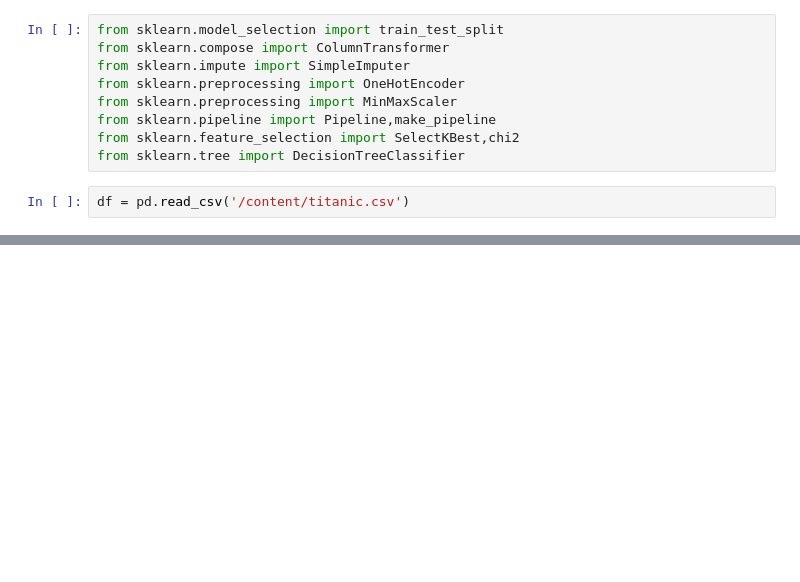
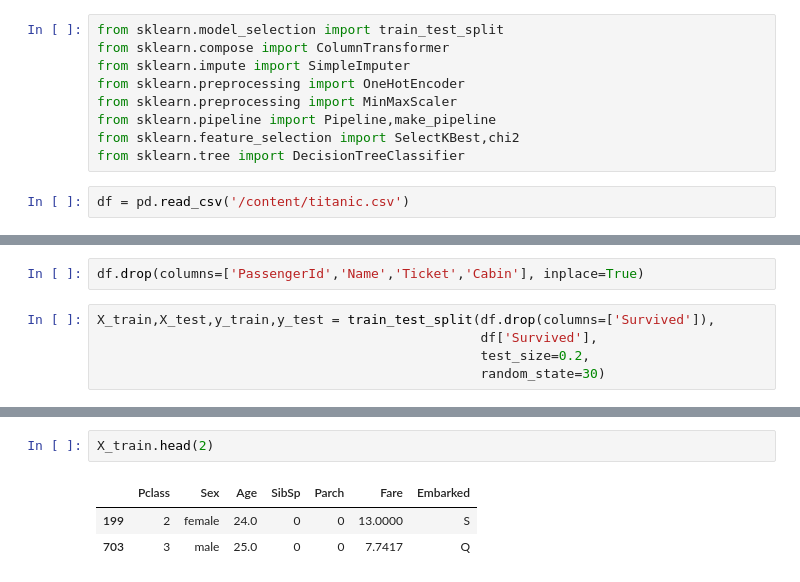
Before and after one commit to samiha-mahin/Data-Analysis, a Jupyter notebook: FE_Sklearn_Pipelines.ipynb, the cells around one changed output, grey strips where cells are left out. Drawn from its saved outputs; the diff is of its cells as text; blank space fills up the shorter version.

```diff
--- a/FE_Sklearn_Pipelines.ipynb
+++ b/FE_Sklearn_Pipelines.ipynb
@@ -30,0 +54,7 @@ df.head(10)
+# %%
+df.drop(columns=['PassengerId','Name','Ticket','Cabin'], inplace=True)
+# %%
+X_train,X_test,y_train,y_test = train_test_split(df.drop(columns=['Survived']),
+                                                 df['Survived'],
+                                                 test_size=0.2,
+                                                 random_state=30)
@@ -30,0 +104,6 @@ df.head(10)
+# %%
+X_train.head(2)
+# %% [output]
+|  | Pclass | Sex | Age | SibSp | Parch | Fare | Embarked |
+| 199 | 2 | female | 24.0 | 0 | 0 | 13.0000 | S |
+| 703 | 3 | male | 25.0 | 0 | 0 | 7.7417 | Q |
```
Also changed, not shown: parts of 8 cells of this notebook.
